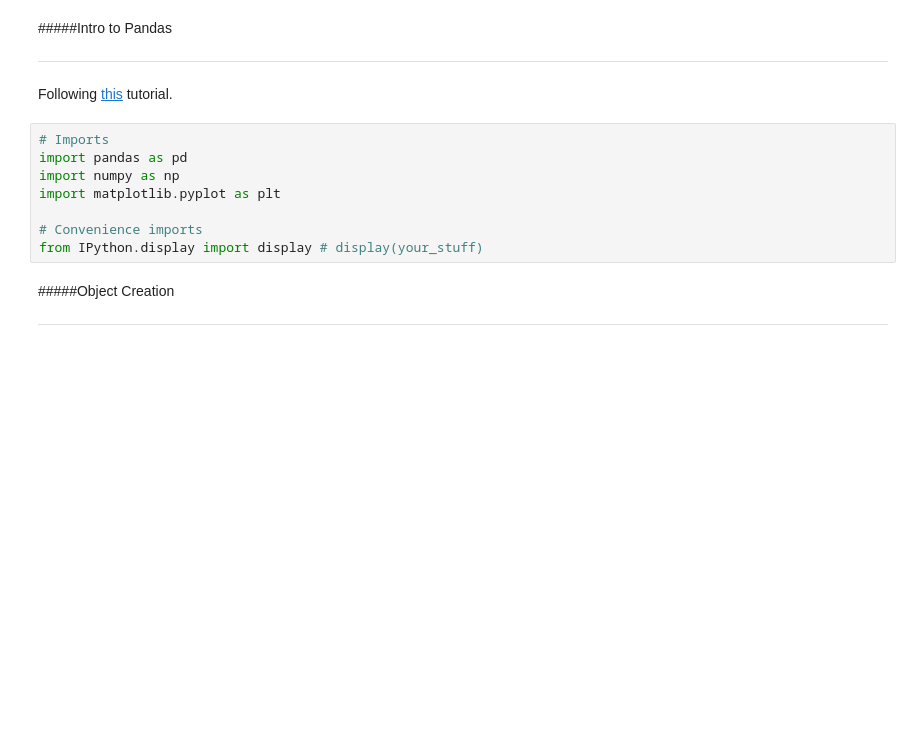
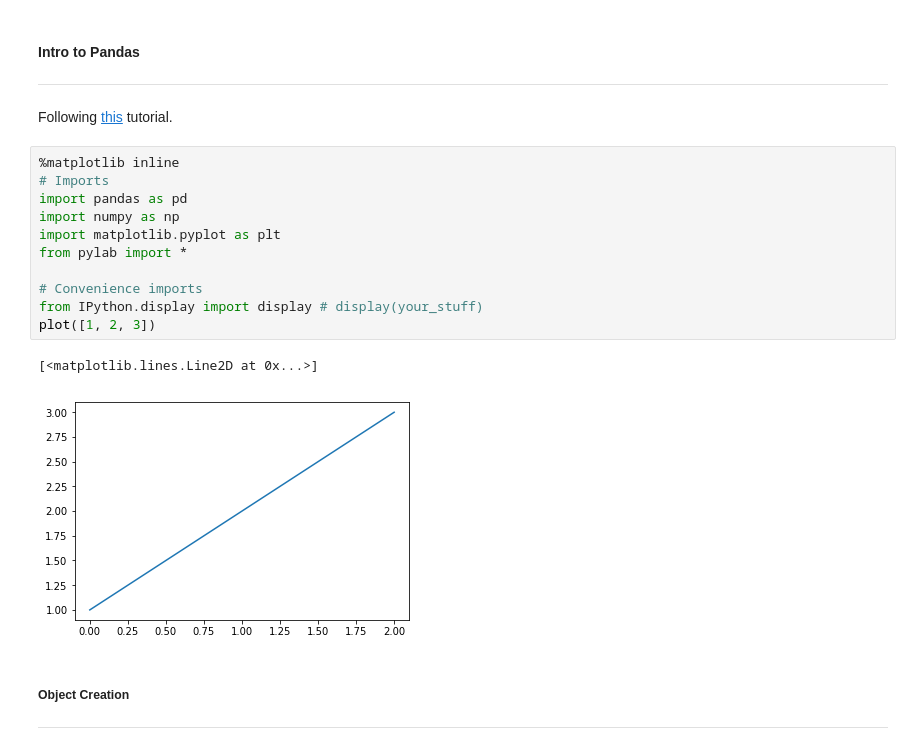
Before and after one commit to yevheniyc/Autodidact, a Jupyter notebook: 1t_DataAnalysisMLPython/1e_Pandas/Pandas_intro.ipynb, the cells around one changed output. Saved outputs shown, nothing was run; the diff lists cells and outputs as text; blank space fills up the shorter version.

Commit message:
daml: reviewing pandas.

```diff
--- a/1t_DataAnalysisMLPython/1e_Pandas/Pandas_intro.ipynb
+++ b/1t_DataAnalysisMLPython/1e_Pandas/Pandas_intro.ipynb
@@ -1,17 +1,23 @@
 # %% [markdown]
-#####Intro to Pandas
+#### Intro to Pandas
 ***
 Following [this](http://pandas.pydata.org/pandas-docs/stable/10min.html) tutorial.
 # %%
+%matplotlib inline
 # Imports
 import pandas as pd
 import numpy as np
 import matplotlib.pyplot as plt
+from pylab import *
 
 # Convenience imports
 from IPython.display import display # display(your_stuff)
+plot([1, 2, 3])
+# %% [output]
+[<matplotlib.lines.Line2D at 0x...>]
+[figure, added]
 # %% [markdown]
-#####Object Creation
+##### Object Creation
 ***
 # %%
 # Create a Series
```
Also changed, not shown: parts of 17 cells of this notebook.
